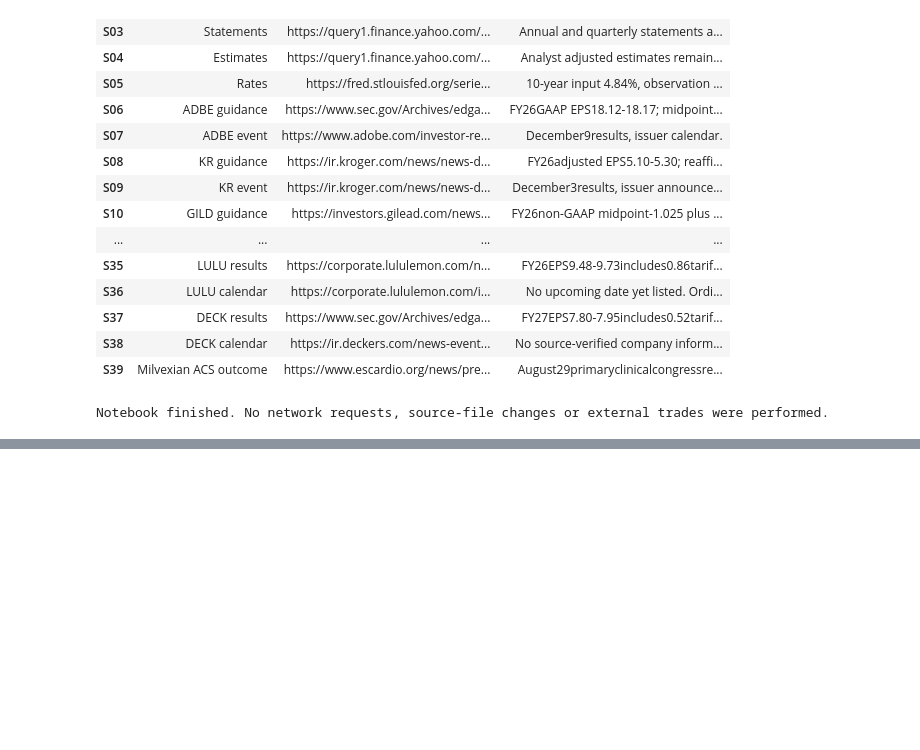
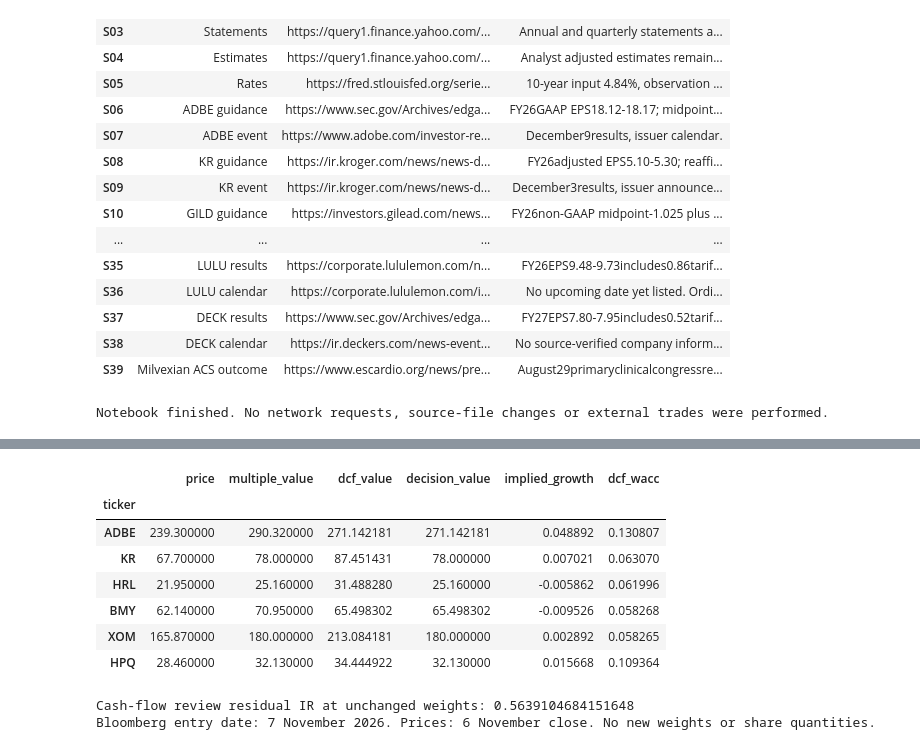
Before and after one commit to kybeka/meridian-capital, a Jupyter notebook: research/round-2/round2_analysis.ipynb, the cells around one changed output, grey strips where cells are left out. Drawn from its saved outputs; the diff is of its cells as text; code cells hidden in the pictures; blank space fills up the shorter version.

```diff
--- a/research/round-2/round2_analysis.ipynb
+++ b/research/round-2/round2_analysis.ipynb
@@ -1073,0 +1079,16 @@ Notebook finished. No network requests, source-file changes or external trades w
+# %%
+cash_review=pd.read_csv(ROOT/'results/valuation/valuations.csv').set_index('ticker').loc[SELECTED]
+display(cash_review[['price','multiple_value','dcf_value','decision_value','implied_growth','dcf_wacc']])
+print('Cash-flow review residual IR at unchanged weights:',read_json('results/valuation/portfolio.json')['chosen']['audit_full_residual_ir'])
+print('Bloomberg entry date: 7 November 2026. Prices: 6 November close. No new weights or share quantities.')
+# %% [output]
+|  | price | multiple_value | dcf_value | decision_value | implied_growth | dcf_wacc |
+| ticker |  |  |  |  |  |  |
+| ADBE | 239.300000 | 290.320000 | 271.142181 | 271.142181 | 0.048892 | 0.130807 |
+| KR | 67.700000 | 78.000000 | 87.451431 | 78.000000 | 0.007021 | 0.063070 |
+| HRL | 21.950000 | 25.160000 | 31.488280 | 25.160000 | -0.005862 | 0.061996 |
+| BMY | 62.140000 | 70.950000 | 65.498302 | 65.498302 | -0.009526 | 0.058268 |
+| XOM | 165.870000 | 180.000000 | 213.084181 | 180.000000 | 0.002892 | 0.058265 |
+| HPQ | 28.460000 | 32.130000 | 34.444922 | 32.130000 | 0.015668 | 0.109364 |
+Cash-flow review residual IR at unchanged weights: 0.5639104684151648
+Bloomberg entry date: 7 November 2026. Prices: 6 November close. No new weights or share quantities.
```
Also changed, not shown: parts of 3 cells of this notebook, 53 other files.
